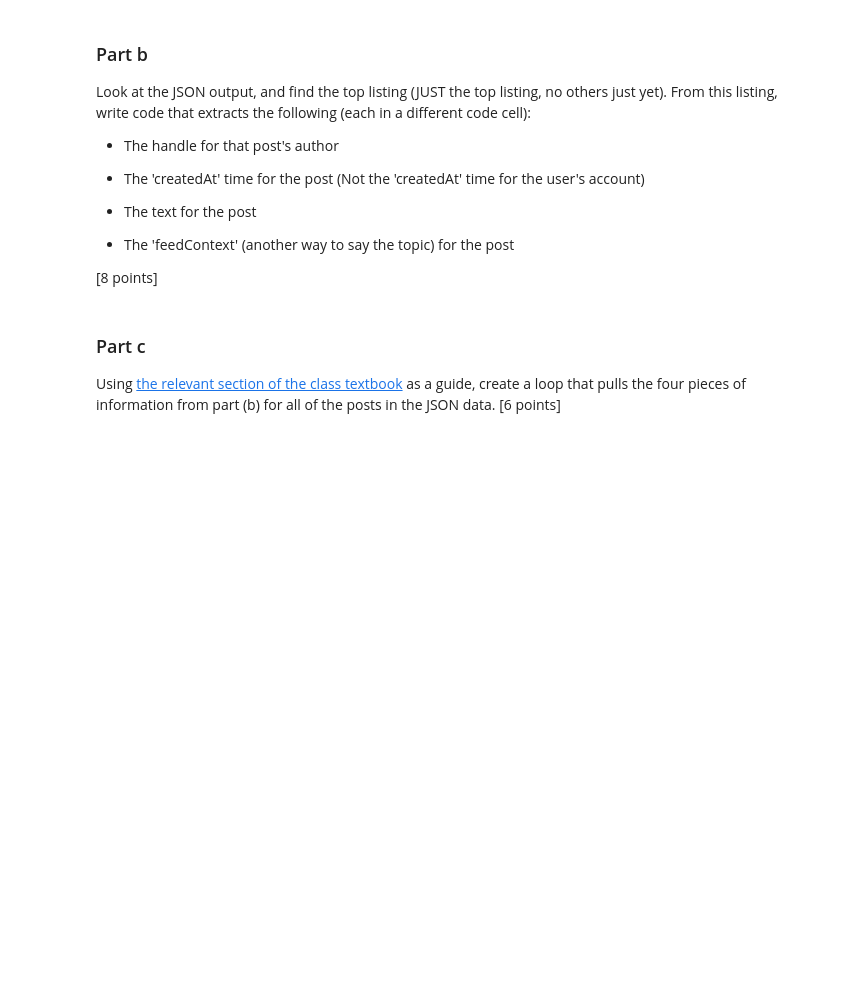
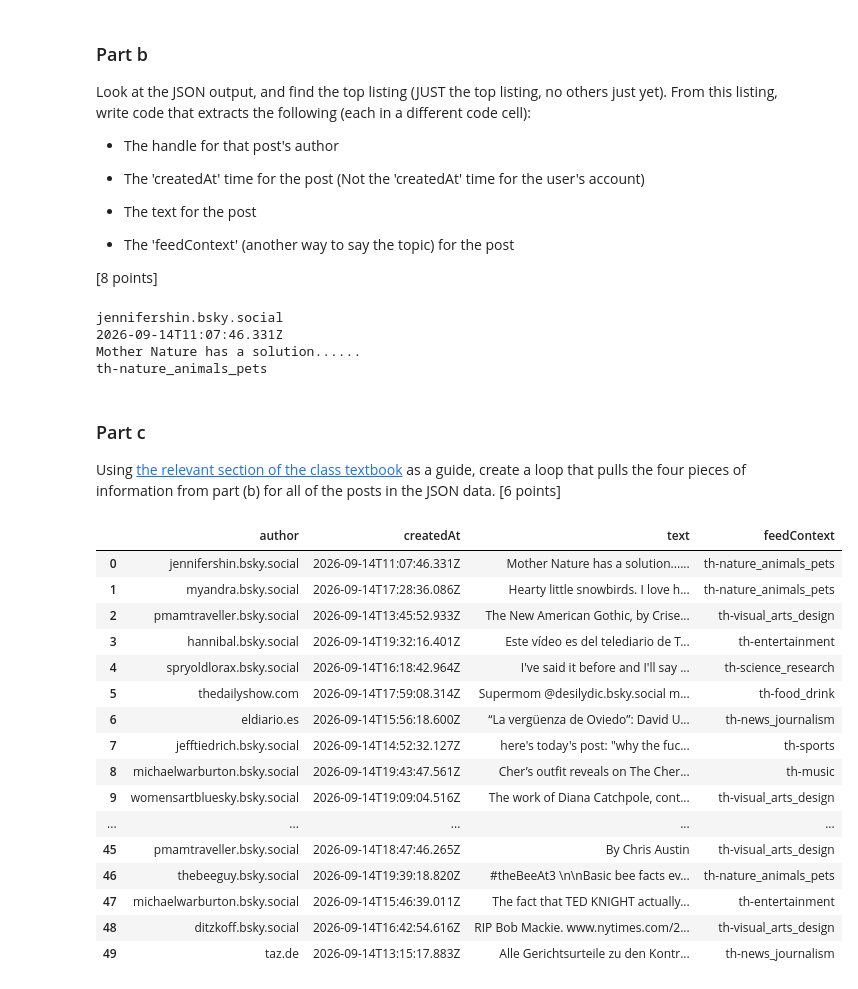
Before and after one commit to jonathan-orellana/ds6001-f26-qrk9cs, a Jupyter notebook: lab_assignments/lab_assignment3/labassignment3.ipynb, the cells around one changed output. Saved outputs shown, nothing was run; the diff lists cells and outputs as text; code cells hidden in the pictures; blank space fills up the shorter version.

```diff
--- a/lab_assignments/lab_assignment3/labassignment3.ipynb
+++ b/lab_assignments/lab_assignment3/labassignment3.ipynb
@@ -111,3 +208,6 @@ Find the path that leads to the headers (the column names), and extract these na
 # %% [markdown]
 ### Part e
 Save the NBA dataframe you extracted in problem 4 as a JSON-formatted text file on your local machine. Format the JSON so that it is organized as dictionary with three lists: `columns` lists the column names, `index` lists the row names, and `data` is a list-of-lists of data points, one list for each row. [Hint: this is possible with one line of code] [8 points]
+# %%
+new_json = nba_shooting_team_df.to_json(orient="split")
+json.loads(new_json)
@@ -128,3 +246,8 @@ url
 Use your web-browser or https://jsonhero.io to view the JSON data from this URL and determine the correct path that leads to the records we want to populate the rows of a dataframe.
 
 Then use `requests.get()`, `json.loads()`, and `pd.json_normalize()` to bring the data into Python and organize it in a dataframe. Use the `headers=myheaders` argument inside `requests.get()` to inform the NASA API about your user-agent string. [12 points]
+# %%
+response = requests.get(url, headers=myheaders)
+print(response)
+
+response.text
@@ -130,0 +257,3 @@ Then use `requests.get()`, `json.loads()`, and `pd.json_normalize()` to bring th
+# %%
+asteroid_nasa_json = json.loads(response.text)
+asteroid_nasa_json
@@ -143,3 +300,7 @@ params = {
 }
 # %% [markdown]
 Make sure to pass `myheaders` to the `headers` parameter of `requests.get()`, and to pass `params=params` as well. [2 points]
+# %%
+response = requests.get(url, headers=myheaders, params=params)
+reddit_top_post_json = json.loads(response.text)
+reddit_top_post_json
@@ -156,6 +335,52 @@ Look at the JSON output, and find the top listing (JUST the top listing, no othe
 * The 'feedContext' (another way to say the topic) for the post
 
 [8 points]
+# %%
+author = reddit_top_post_json['feed'][0]['post']['author']['handle']
+createdAt = reddit_top_post_json['feed'][0]['post']['record']['createdAt']
+text = reddit_top_post_json['feed'][0]['post']['record']['text']
+feedContext = reddit_top_post_json['feed'][0]['feedContext']
+
+print(author)
+print(createdAt)
+print(text)
+print(feedContext)
+# %% [output]
+jennifershin.bsky.social
+2026-09-14T11:07:46.331Z
+Mother Nature has a solution......
+th-nature_animals_pets
 # %% [markdown]
 ### Part c
 Using [the relevant section of the class textbook](https://jkropko.github.io/surfing-the-data-pipeline/ch3.html#looping-across-records-to-extract-datapoints) as a guide, create a loop that pulls the four pieces of information from part (b) for all of the posts in the JSON data. [6 points]
+# %%
+reddit_top_post_df = pd.DataFrame(
+    [
+      key['post']['author']['handle'],
+      key['post']['record']['createdAt'],
+      key['post']['record']['text'],
+      key['feedContext'],
+
+    ] for key in reddit_top_post_json['feed']
+)
+
+reddit_top_post_df.columns = ['author', 'createdAt', 'text', 'feedContext']
+reddit_top_post_df
+# %% [output]
+|  | author | createdAt | text | feedContext |
+| 0 | jennifershin.bsky.social | 2026-09-14T11:07:46.331Z | Mother Nature has a solution...... | th-nature_animals_pets |
+| 1 | myandra.bsky.social | 2026-09-14T17:28:36.086Z | Hearty little snowbirds. I love h... | th-nature_animals_pets |
+| 2 | pmamtraveller.bsky.social | 2026-09-14T13:45:52.933Z | The New American Gothic, by Crise... | th-visual_arts_design |
+| 3 | hannibal.bsky.social | 2026-09-14T19:32:16.401Z | Este vídeo es del telediario de T... | th-entertainment |
+| 4 | spryoldlorax.bsky.social | 2026-09-14T16:18:42.964Z | I've said it before and I'll say ... | th-science_research |
+| 5 | thedailyshow.com | 2026-09-14T17:59:08.314Z | Supermom @desilydic.bsky.social m... | th-food_drink |
+| 6 | eldiario.es | 2026-09-14T15:56:18.600Z | “La vergüenza de Oviedo”: David U... | th-news_journalism |
+| 7 | jefftiedrich.bsky.social | 2026-09-14T14:52:32.127Z | here's today's post: "why the fuc... | th-sports |
+| 8 | michaelwarburton.bsky.social | 2026-09-14T19:43:47.561Z | Cher’s outfit reveals on The Cher... | th-music |
+| 9 | womensartbluesky.bsky.social | 2026-09-14T19:09:04.516Z | The work of Diana Catchpole, cont... | th-visual_arts_design |
+| ... | ... | ... | ... | ... |
+| 45 | pmamtraveller.bsky.social | 2026-09-14T18:47:46.265Z | By Chris Austin | th-visual_arts_design |
+| 46 | thebeeguy.bsky.social | 2026-09-14T19:39:18.820Z | #theBeeAt3 \n\nBasic bee facts ev... | th-nature_animals_pets |
+| 47 | michaelwarburton.bsky.social | 2026-09-14T15:46:39.011Z | The fact that TED KNIGHT actually... | th-entertainment |
+| 48 | ditzkoff.bsky.social | 2026-09-14T16:42:54.616Z | RIP Bob Mackie. www.nytimes.com/2... | th-visual_arts_design |
+| 49 | taz.de | 2026-09-14T13:15:17.883Z | Alle Gerichtsurteile zu den Kontr... | th-news_journalism |
```
Also changed, not shown: parts of 12 cells of this notebook.
